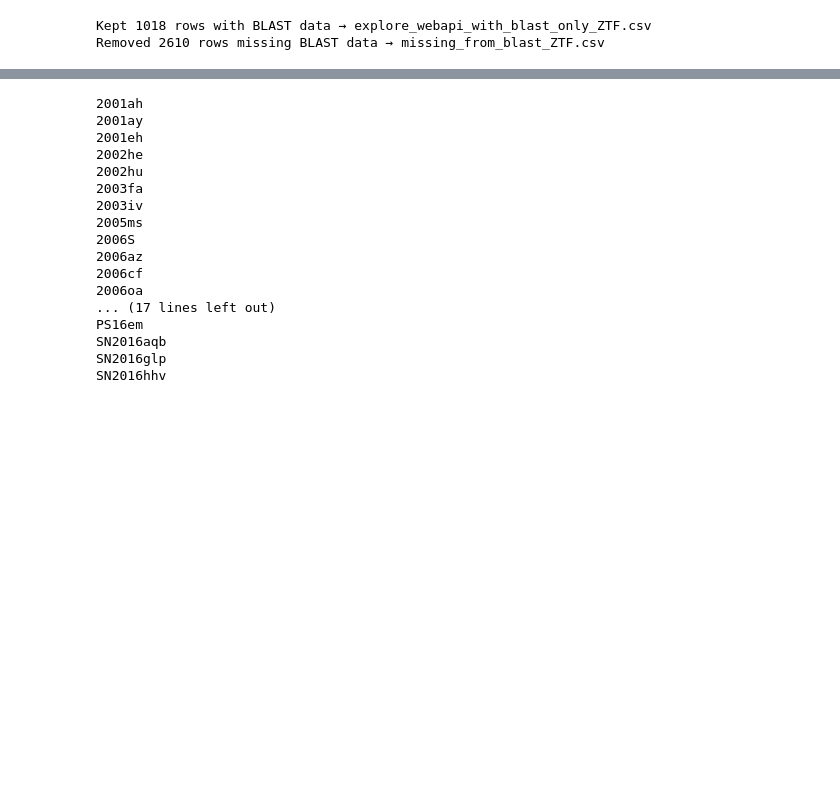
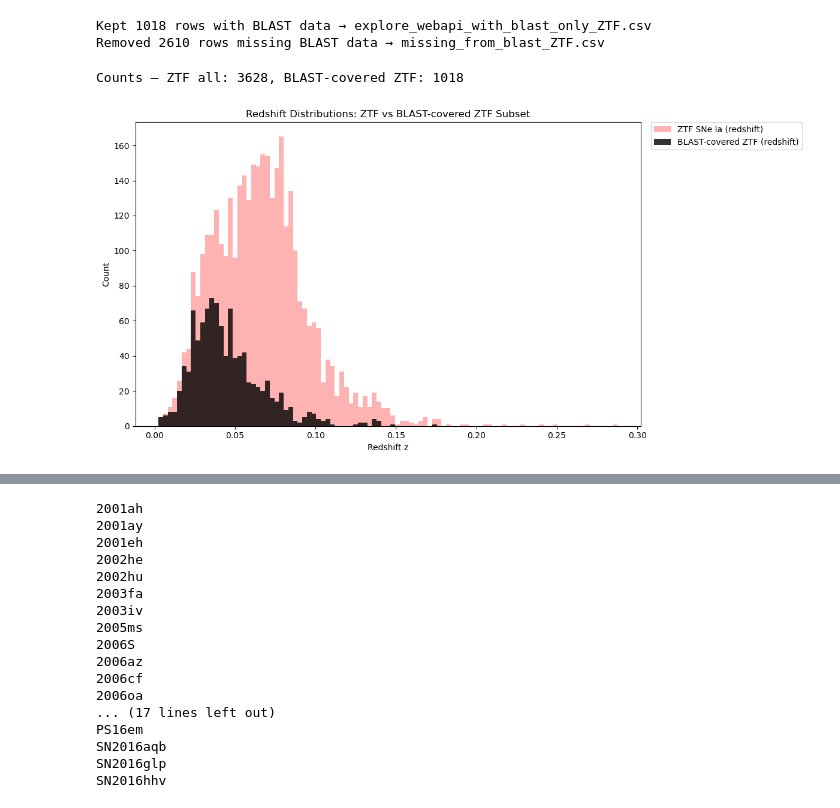
Before and after one commit to chernya4/first_paper_blast_webapi, a Jupyter notebook: explore_webapi.ipynb, the cells around one changed output, grey strips where cells are left out. Drawn from its saved outputs; the diff is of its cells as text; code cells hidden in the pictures; blank space fills up the shorter version.

```diff
--- a/explore_webapi.ipynb
+++ b/explore_webapi.ipynb
@@ -917,3 +983,36 @@ print(f"Removed {len(missing)} rows missing BLAST data → {csv_missing}")
 # %% [output]
 Kept 1018 rows with BLAST data → explore_webapi_with_blast_only_ZTF.csv
 Removed 2610 rows missing BLAST data → missing_from_blast_ZTF.csv
+# %%
+# Paths
+ZTF_CSV = "/Users/pittsburghgraduatestudent/repos/first_paper_blast_webapi/ZTF_snia_data.csv"
+BLAST_ZTF_CSV = "/Users/pittsburghgraduatestudent/repos/first_paper_blast_webapi/explore_webapi_with_blast_only_ZTF.csv"
+
+# Load CSVs
+ztf = pd.read_csv(ZTF_CSV)
+blast_ztf = pd.read_csv(BLAST_ZTF_CSV)
+
+# Extract redshifts (ZTF uses 'redshift')
+z_all_ztf    = pd.to_numeric(ztf["redshift"], errors="coerce").dropna().to_numpy()
+z_blast_ztf  = pd.to_numeric(blast_ztf["redshift"], errors="coerce").dropna().to_numpy()
+
+print(f"Counts — ZTF all: {z_all_ztf.size}, BLAST-covered ZTF: {z_blast_ztf.size}")
+
+# Shared binning — you control it here
+zmin, zmax = min(z_all_ztf.min(), z_blast_ztf.min()), max(z_all_ztf.max(), z_blast_ztf.max())
+bins = np.linspace(zmin, zmax, 100)   # adjust # of bins as you like
+
+# Plot
+plt.figure(figsize=(12, 6))
+plt.hist(z_all_ztf,   bins=bins, alpha=0.3, label="ZTF SNe Ia (redshift)", color="red")
+plt.hist(z_blast_ztf, bins=bins, alpha=0.8, label="BLAST-covered ZTF (redshift)", color="black")
+
+plt.xlabel("Redshift z")
+plt.ylabel("Count")
+plt.title("Redshift Distributions: ZTF vs BLAST-covered ZTF Subset")
+plt.legend(loc="upper left", bbox_to_anchor=(1.02, 1), borderaxespad=0)
+plt.tight_layout()
+plt.show()
+# %% [output]
+Counts — ZTF all: 3628, BLAST-covered ZTF: 1018
+[figure, added]
```
Also changed, not shown: parts of 6 cells of this notebook, 4 other files.
